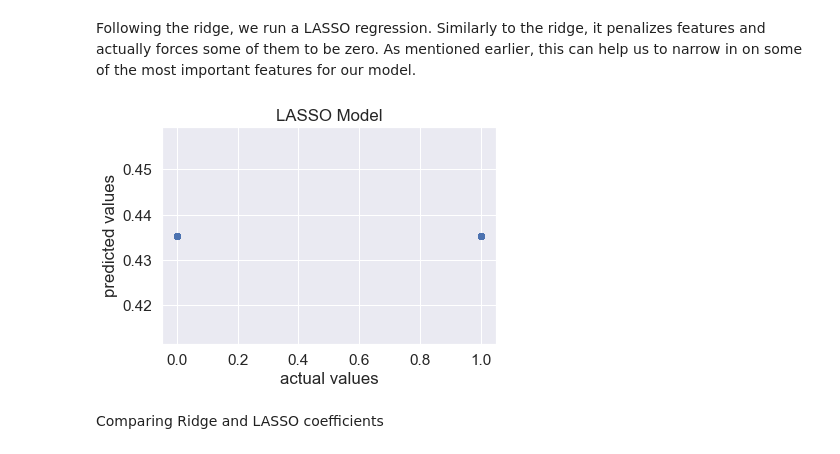
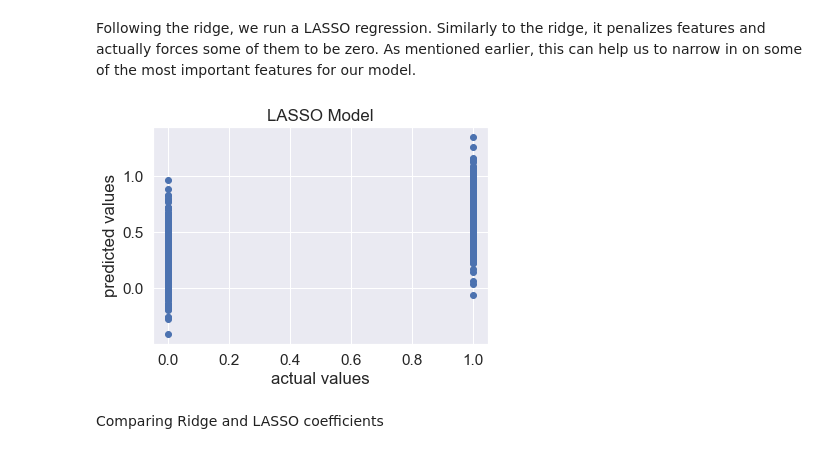
Before and after one commit to shrutibathia/CSS_Project2_Team2_Fall2020, a Jupyter notebook: Project2.ipynb, the cells around one changed output. Drawn from its saved outputs; the diff is of its cells as text; code cells hidden in the pictures.

Commit message:
Fixed LASSO, added CV + feature selection + preliminary test

```diff
--- a/Project2.ipynb
+++ b/Project2.ipynb
@@ -284,3 +285,21 @@ plt.ylabel("True Label")
 plt.show()
 # %% [output]
 [figure]
+# %%
+from sklearn.model_selection import GridSearchCV
+
+param_grid = {'C': np.arange(.2, 1, .2),
+              'fit_intercept': ['True', 'False'],
+              'solver': ['liblinear', 'sag', 'saga']
+             }
+
+log_grid_reg = GridSearchCV(log_reg, param_grid, cv=3, iid=False)
+log_grid_reg.fit(X_train.drop('CountyFIPS', axis=1), y_train)
+
+best_index = np.argmax(log_grid_reg.cv_results_["mean_test_score"])
+best_log_pred = log_grid_reg.best_estimator_.predict(X_validate.drop('CountyFIPS', axis=1))
+
+print(log_grid_reg.cv_results_["params"][best_index])
+print('Best CV R^2:', max(log_grid_reg.cv_results_["mean_test_score"]))
+print('Validation R^2:', log_grid_reg.score(X_validate.drop('CountyFIPS', axis=1), y_validate))
+print('Validation RMSE', rmse(best_log_pred, y_validate))
@@ -341,22 +432,22 @@ Validation RMSE 0.41265843785552203
 Following the ridge, we run a LASSO regression. Similarly to the ridge, it penalizes features and actually forces some of them to be zero. As mentioned earlier, this can help us to narrow in on some of the most important features for our model.
 # %%
 # create and fit the model
-lasso_reg = Lasso(max_iter=10000)
+lasso_reg = Lasso(max_iter=10000, alpha=0.0005)
 
 lasso_model = lasso_reg.fit(X_train.drop('CountyFIPS', axis=1), y_train)
 lasso_reg_data = pd.DataFrame([lasso_model.coef_, X.columns]).T
 lasso_reg_data.columns = ['Coefficient', 'Feature']
 
 # use the model to make predictions
 lasso_pred = lasso_model.predict(X_validate.drop('CountyFIPS', axis=1))
 
 # plot the predictions
 plt.scatter(y_validate, lasso_pred)
 plt.title('LASSO Model')
 plt.xlabel('actual values')
 plt.ylabel('predicted values')
 plt.show()
 # %% [output]
-[figure, old version]
+[figure, new version]
 # %% [markdown]
 Comparing Ridge and LASSO coefficients
```
Also changed, not shown: parts of 15 cells of this notebook.
